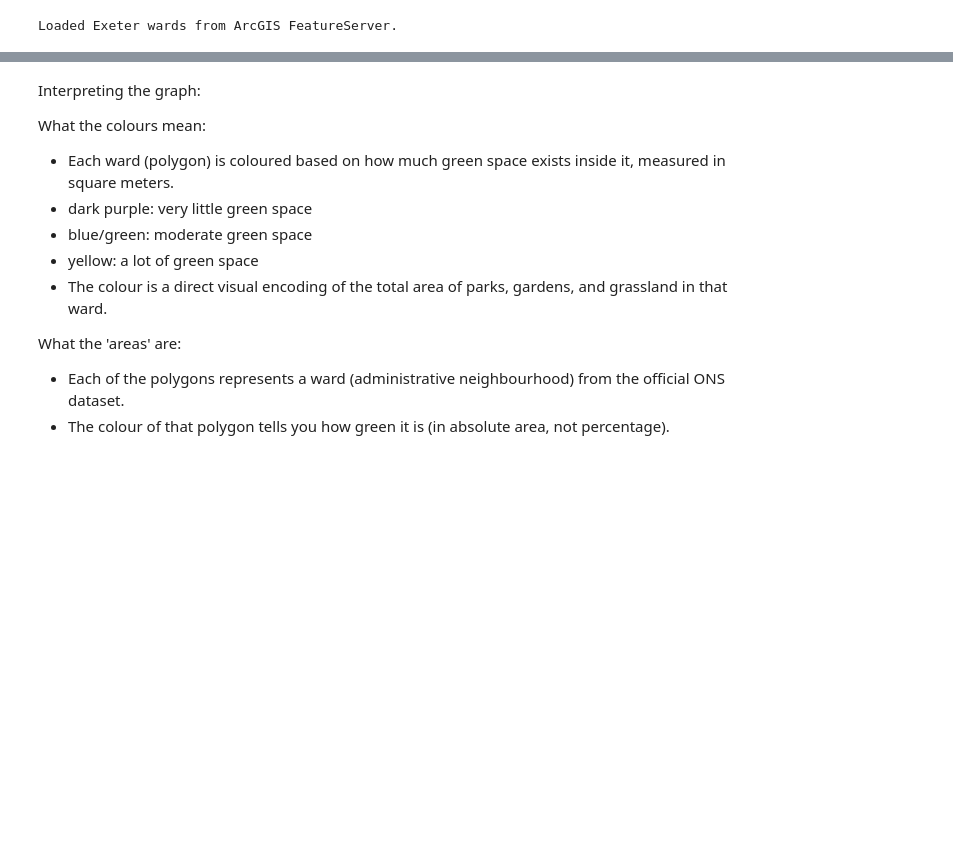
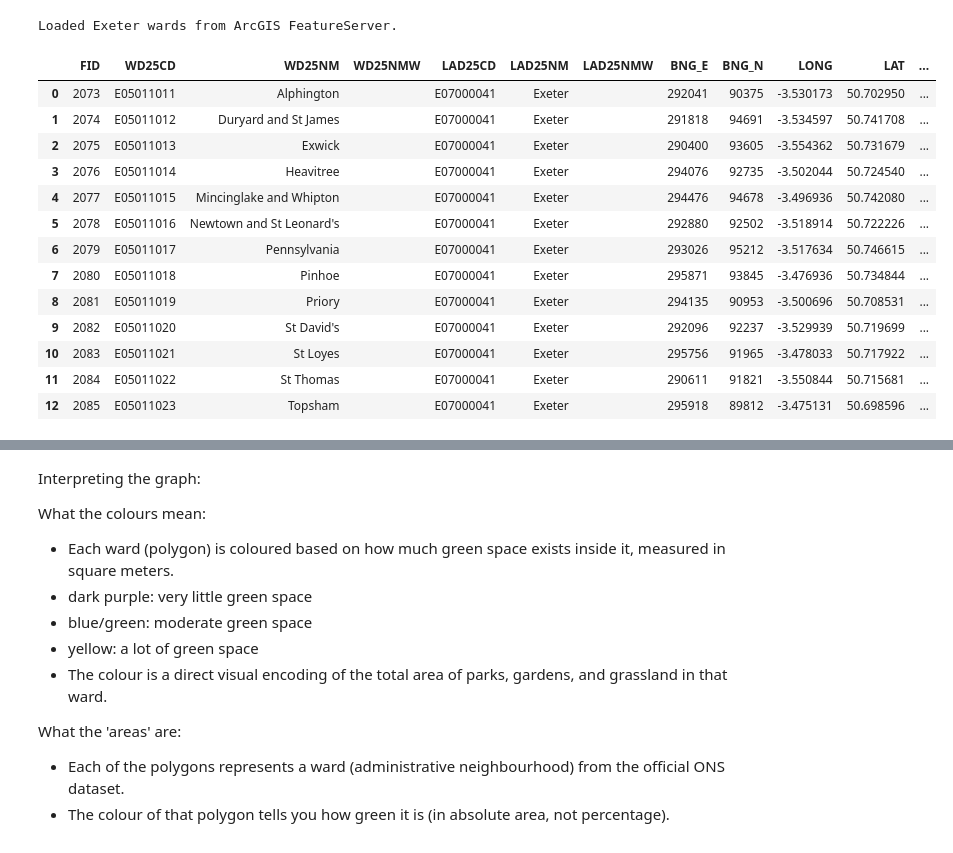
Before and after one commit to livi514/mapping-green-spaces-in-exeter, a Jupyter notebook: geopandas project.ipynb, the cells around one changed output, grey strips where cells are left out. Cells and saved outputs as stored; diff of their text form; code cells hidden in the pictures; blank space fills up the shorter version.

```diff
--- a/geopandas project.ipynb
+++ b/geopandas project.ipynb
@@ -37,3 +41,23 @@ except Exception as e:
         print(f"Local file not found: {e}")
 # %% [output]
 Loaded Exeter wards from ArcGIS FeatureServer.
+# %%
+# scrollable table of data
+pd.set_option("display.max_rows", None)
+pd.set_option("display.max_columns", None)
+neighbourhoods
+# %% [output]
+|  | FID | WD25CD | WD25NM | WD25NMW | LAD25CD | LAD25NM | LAD25NMW | BNG_E | BNG_N | LONG | LAT | ... |
+| 0 | 2073 | E05011011 | Alphington |  | E07000041 | Exeter |  | 292041 | 90375 | -3.530173 | 50.702950 | ... |
+| 1 | 2074 | E05011012 | Duryard and St James |  | E07000041 | Exeter |  | 291818 | 94691 | -3.534597 | 50.741708 | ... |
+| 2 | 2075 | E05011013 | Exwick |  | E07000041 | Exeter |  | 290400 | 93605 | -3.554362 | 50.731679 | ... |
+| 3 | 2076 | E05011014 | Heavitree |  | E07000041 | Exeter |  | 294076 | 92735 | -3.502044 | 50.724540 | ... |
+| 4 | 2077 | E05011015 | Mincinglake and Whipton |  | E07000041 | Exeter |  | 294476 | 94678 | -3.496936 | 50.742080 | ... |
+| 5 | 2078 | E05011016 | Newtown and St Leonard's |  | E07000041 | Exeter |  | 292880 | 92502 | -3.518914 | 50.722226 | ... |
+| 6 | 2079 | E05011017 | Pennsylvania |  | E07000041 | Exeter |  | 293026 | 95212 | -3.517634 | 50.746615 | ... |
+| 7 | 2080 | E05011018 | Pinhoe |  | E07000041 | Exeter |  | 295871 | 93845 | -3.476936 | 50.734844 | ... |
+| 8 | 2081 | E05011019 | Priory |  | E07000041 | Exeter |  | 294135 | 90953 | -3.500696 | 50.708531 | ... |
+| 9 | 2082 | E05011020 | St David's |  | E07000041 | Exeter |  | 292096 | 92237 | -3.529939 | 50.719699 | ... |
+| 10 | 2083 | E05011021 | St Loyes |  | E07000041 | Exeter |  | 295756 | 91965 | -3.478033 | 50.717922 | ... |
+| 11 | 2084 | E05011022 | St Thomas |  | E07000041 | Exeter |  | 290611 | 91821 | -3.550844 | 50.715681 | ... |
+| 12 | 2085 | E05011023 | Topsham |  | E07000041 | Exeter |  | 295918 | 89812 | -3.475131 | 50.698596 | ... |
```
Also changed, not shown: parts of 11 cells of this notebook, 4 other files.
